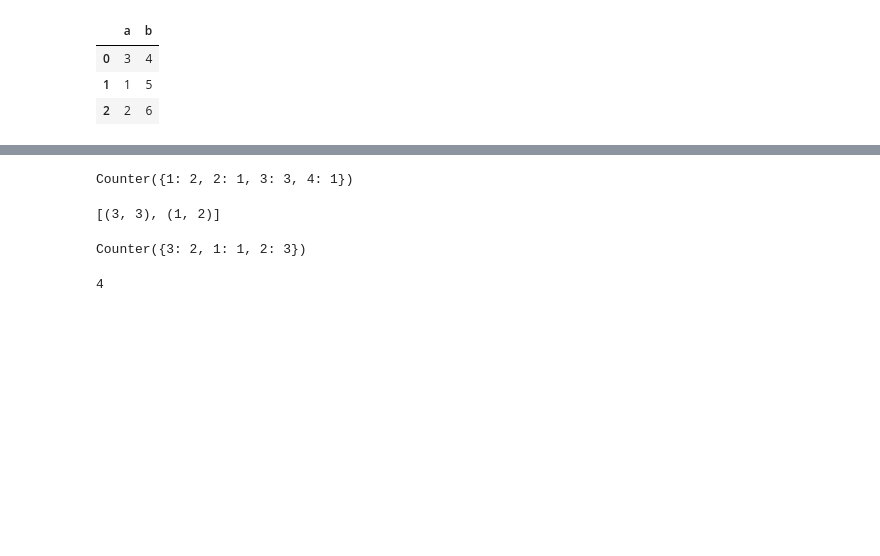
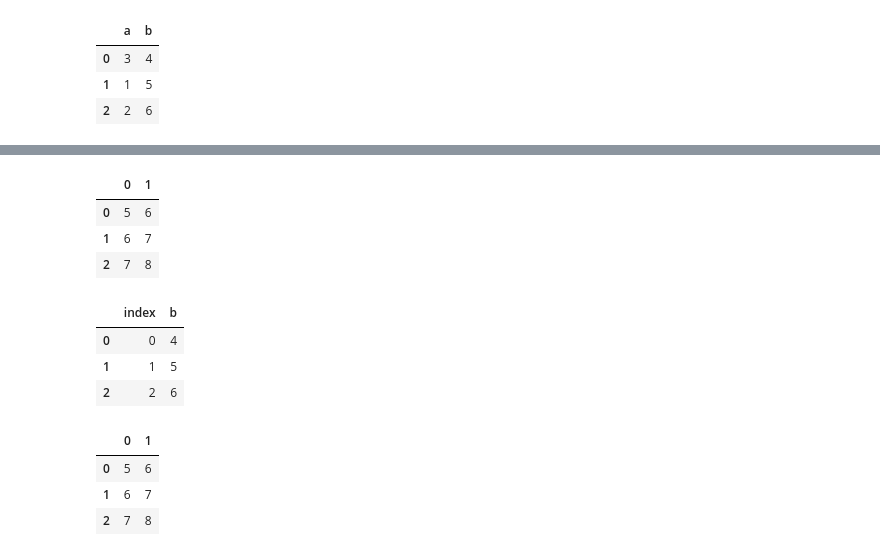
Before and after one commit to goodbyeearth/zhcup, a Jupyter notebook: test.ipynb, the cells around one changed output, grey strips where cells are left out. Cells and saved outputs as stored; diff of their text form; code cells hidden in the pictures; blank space fills up the shorter version.

```diff
--- a/test.ipynb
+++ b/test.ipynb
@@ -1,8 +1,2 @@
 # %%
 import pandas as pd
-# %%
-def test(xa, xb):
-    return [2*xa, 2*xb]
-d=pd.DataFrame({'a':[3,1,2], 'b':[4,5,6]})
-d.apply(lambda x:test(x['a'], x['b']), axis=1, result_type='expand')
-# d.apply(lambda x: x.describe())
@@ -23,5 +11,0 @@ from joblib import Parallel, delayed
-# %%
-def fn(df,t):
-    df['c'] = df['a'] + 1
-    df['d'] = df['b'] + 1
-    return df
@@ -55,10 +12,17 @@ c = Counter(k)
-# %%
-c
-# %% [output]
-Counter({1: 2, 2: 1, 3: 3, 4: 1})
-# %%
-d = c.most_common(2)
+# %%
+def fn(x):
+    return [x+1, x+2]
+# %%
+d.apply(lambda x:fn(x['b']), axis=1, result_type='expand')
+# %% [output]
+|  | 0 | 1 |
+| 0 | 5 | 6 |
+| 1 | 6 | 7 |
+| 2 | 7 | 8 |
 # %%
-d
+d['b'].reset_index()
 # %% [output]
-[(3, 3), (1, 2)]
+|  | index | b |
+| 0 | 0 | 4 |
+| 1 | 1 | 5 |
+| 2 | 2 | 6 |
@@ -69,11 +29,7 @@ for dd in d:
-# %%
-a = [3,3,1,2,2,2]
-e = Counter(a)
-e
-# %% [output]
-Counter({3: 2, 1: 1, 2: 3})
-# %%
-for i in range(4,5):
-    print(i)
-# %% [output]
-4
+# %%
+d['b'].reset_index().apply(lambda x: fn(x['b']), axis=1, result_type='expand')
+# %% [output]
+|  | 0 | 1 |
+| 0 | 5 | 6 |
+| 1 | 6 | 7 |
+| 2 | 7 | 8 |
```
Also changed, not shown: parts of 9 cells of this notebook, 3 other files.
